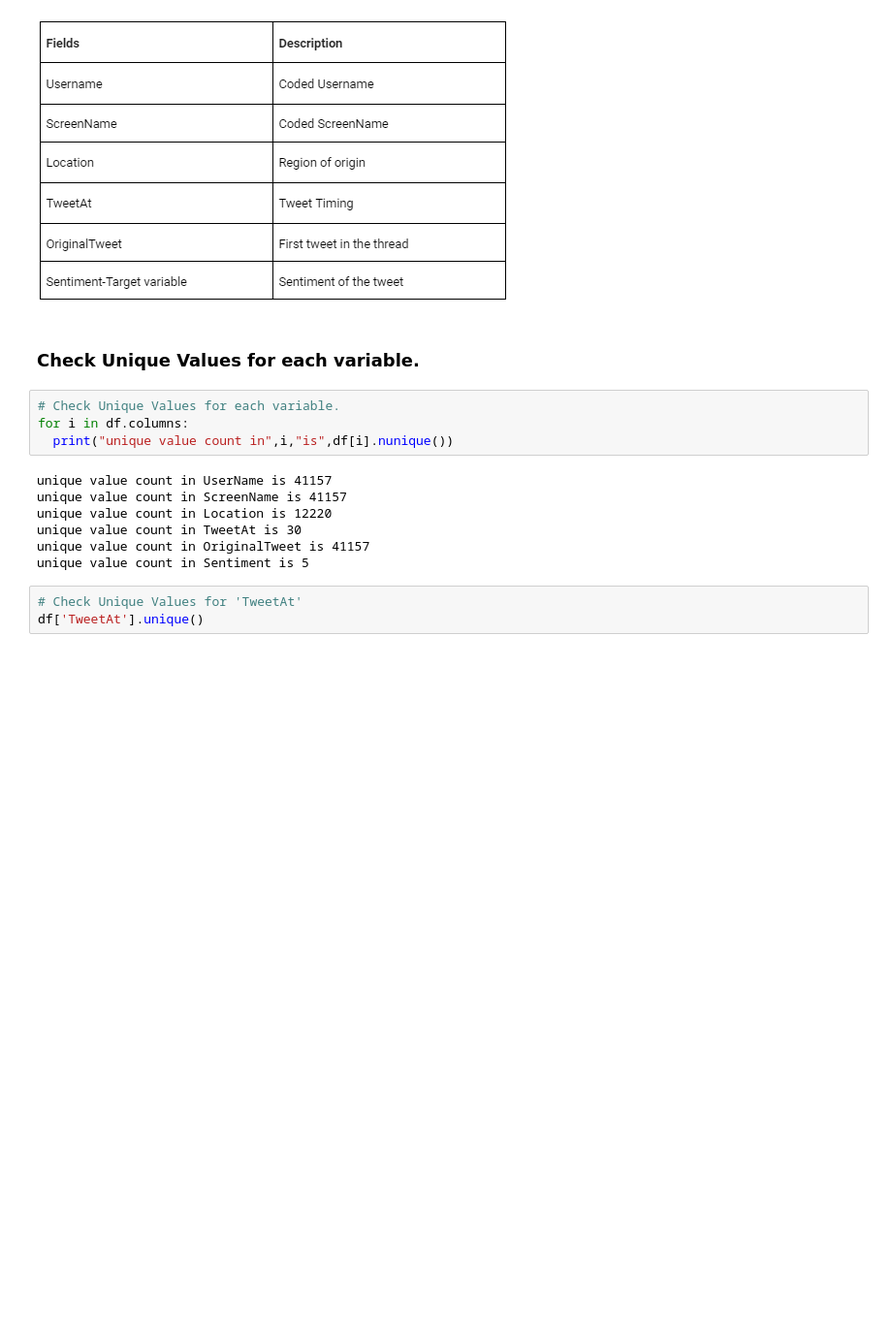
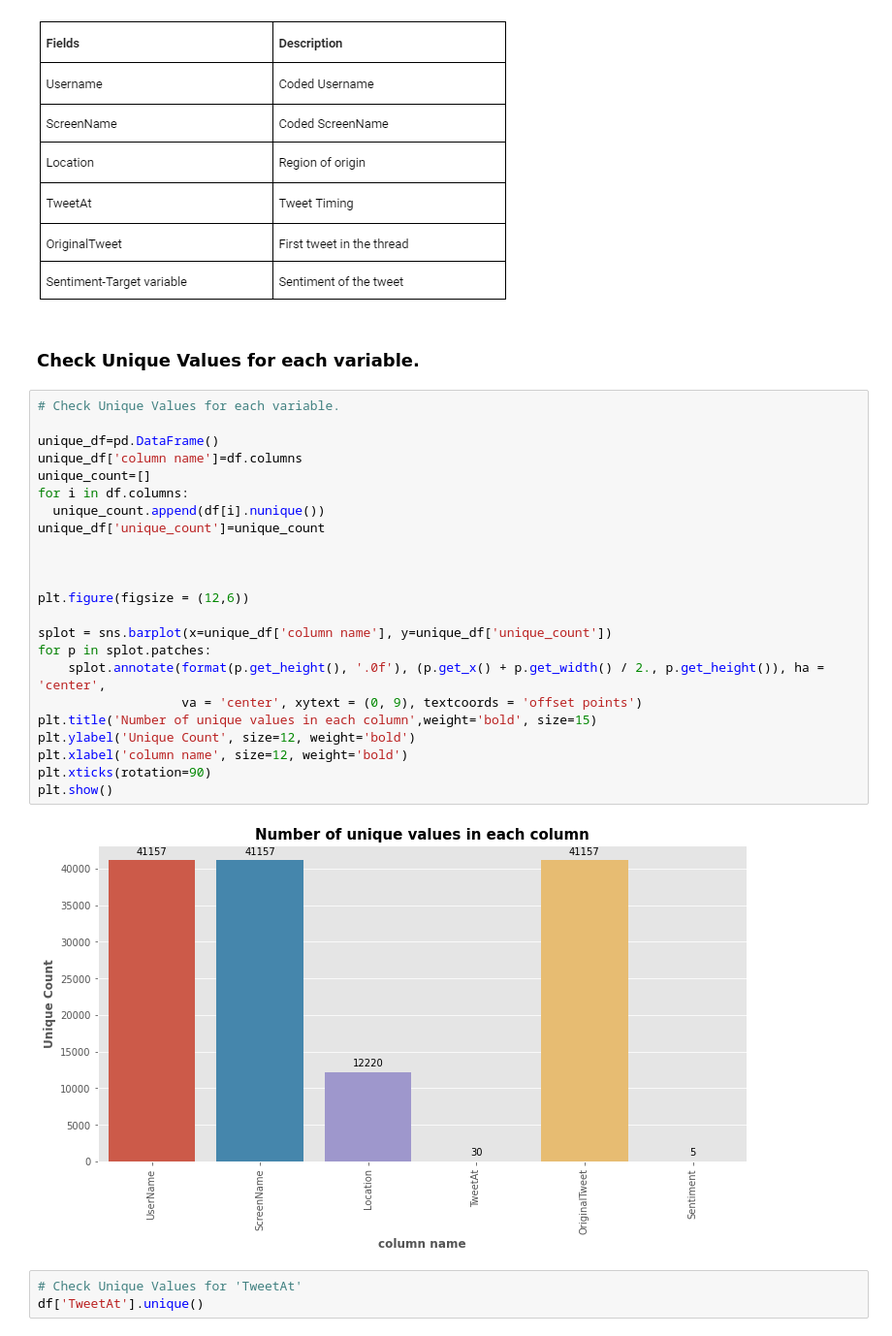
Before and after one commit to kuldeep-sngh/Covid-19-Tweet-Sentiment-Analysis, a Jupyter notebook: Covid_19_Tweet_Sentiment_Analysis.ipynb, the cells around one changed output. Shown at 97% size. Drawn from its saved outputs; the diff is of its cells as text; blank space fills up the shorter version.

Commit message:
data visualization and storytelling

```diff
--- a/Covid_19_Tweet_Sentiment_Analysis.ipynb
+++ b/Covid_19_Tweet_Sentiment_Analysis.ipynb
@@ -225,17 +235,31 @@ df.describe(include = 'all')
 ![Classification_Coronavirus_Tweet_Sentiment_Analysis_403444d088.png](embedded-picture-1)
 # %% [markdown]
 ### Check Unique Values for each variable.
-# %%
-# Check Unique Values for each variable.
-for i in df.columns:
-  print("unique value count in",i,"is",df[i].nunique())
-# %% [output]
-unique value count in UserName is 41157
-unique value count in ScreenName is 41157
-unique value count in Location is 12220
-unique value count in TweetAt is 30
-unique value count in OriginalTweet is 41157
-unique value count in Sentiment is 5
+# %%
+# Check Unique Values for each variable.
+
+unique_df=pd.DataFrame()
+unique_df['column name']=df.columns
+unique_count=[]
+for i in df.columns:
+  unique_count.append(df[i].nunique())
+unique_df['unique_count']=unique_count
+
+
+
+plt.figure(figsize = (12,6))
+
+splot = sns.barplot(x=unique_df['column name'], y=unique_df['unique_count'])
+for p in splot.patches:
+    splot.annotate(format(p.get_height(), '.0f'), (p.get_x() + p.get_width() / 2., p.get_height()), ha = 'center',
+                   va = 'center', xytext = (0, 9), textcoords = 'offset points')
+plt.title('Number of unique values in each column',weight='bold', size=15)
+plt.ylabel('Unique Count', size=12, weight='bold')
+plt.xlabel('column name', size=12, weight='bold')
+plt.xticks(rotation=90)
+plt.show()
+# %% [output]
+[figure, added]
 # %%
 # Check Unique Values for 'TweetAt'
 df['TweetAt'].unique()
```
Also changed, not shown: parts of 141 cells of this notebook.
